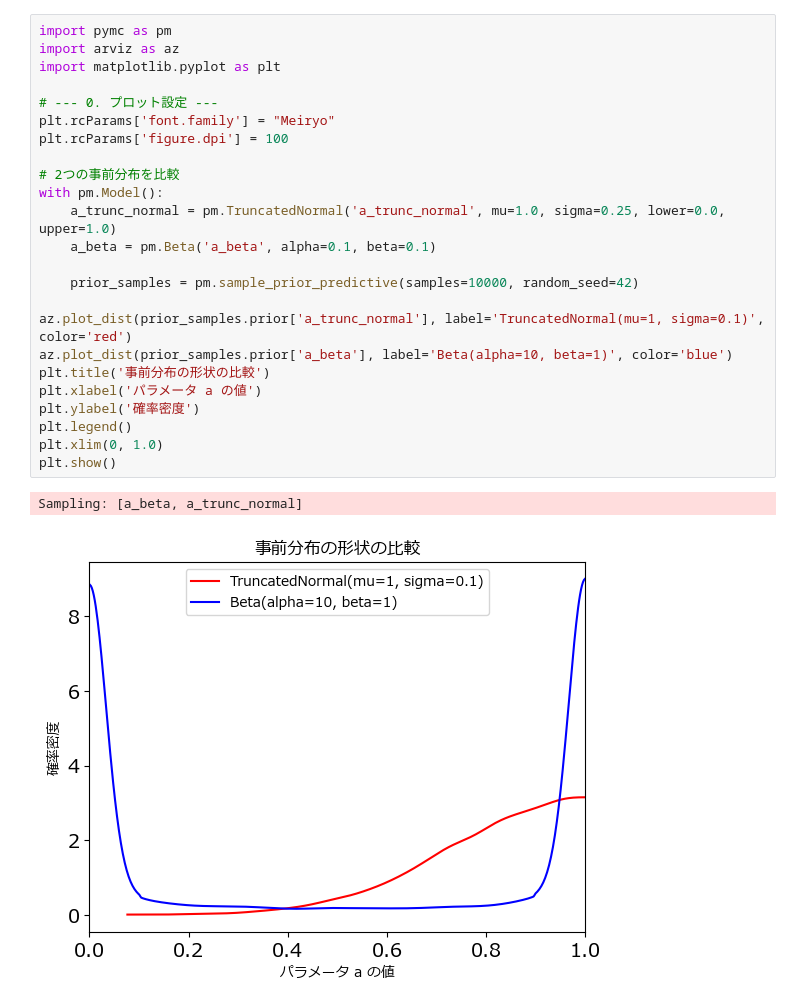
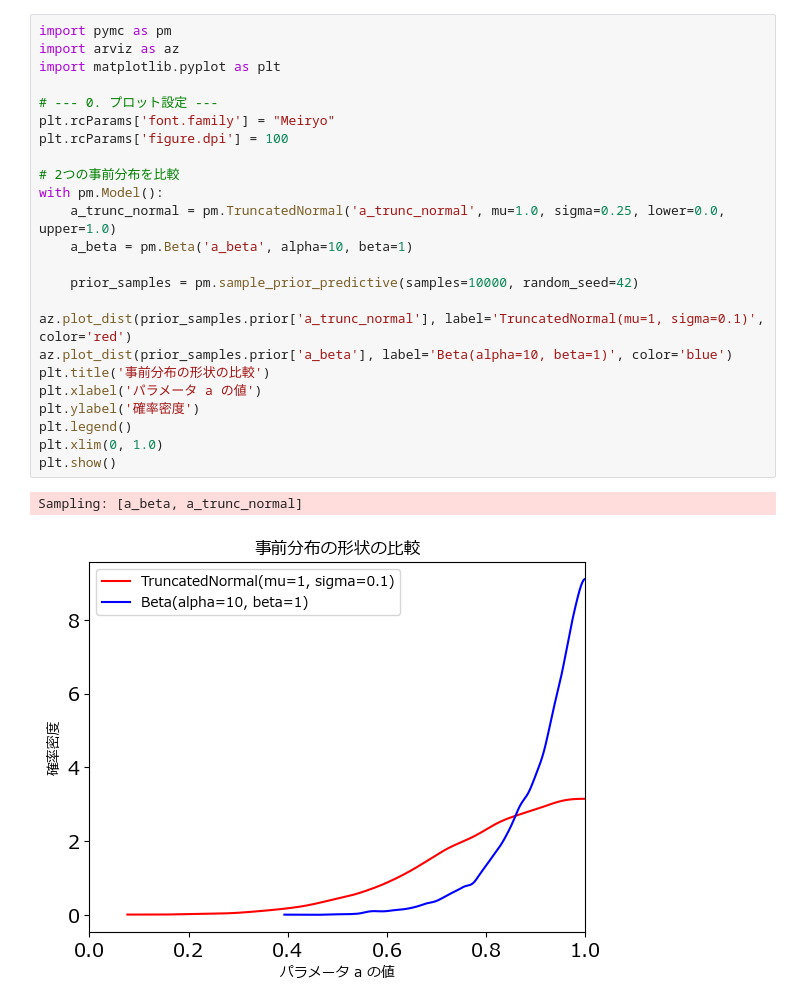
Before and after one commit to nakaoynu/GGG, a Jupyter notebook: prior_distribution.ipynb, the cells around one changed output. Cells and saved outputs as stored; diff of their text form.

```diff
--- a/prior_distribution.ipynb
+++ b/prior_distribution.ipynb
@@ -1,27 +1,27 @@
 # %%
 import pymc as pm
 import arviz as az
 import matplotlib.pyplot as plt
 
 # --- 0. プロット設定 ---
 plt.rcParams['font.family'] = "Meiryo"
 plt.rcParams['figure.dpi'] = 100
 
 # 2つの事前分布を比較
 with pm.Model():
     a_trunc_normal = pm.TruncatedNormal('a_trunc_normal', mu=1.0, sigma=0.25, lower=0.0, upper=1.0)
-    a_beta = pm.Beta('a_beta', alpha=0.1, beta=0.1)
+    a_beta = pm.Beta('a_beta', alpha=10, beta=1)
 
     prior_samples = pm.sample_prior_predictive(samples=10000, random_seed=42)
 
 az.plot_dist(prior_samples.prior['a_trunc_normal'], label='TruncatedNormal(mu=1, sigma=0.1)', color='red')
 az.plot_dist(prior_samples.prior['a_beta'], label='Beta(alpha=10, beta=1)', color='blue')
 plt.title('事前分布の形状の比較')
 plt.xlabel('パラメータ a の値')
 plt.ylabel('確率密度')
 plt.legend()
 plt.xlim(0, 1.0)
 plt.show()
 # %% [output]
 Sampling: [a_beta, a_trunc_normal]
-[figure, old version]
+[figure, new version]
```
Also changed, not shown: 3 other files.
